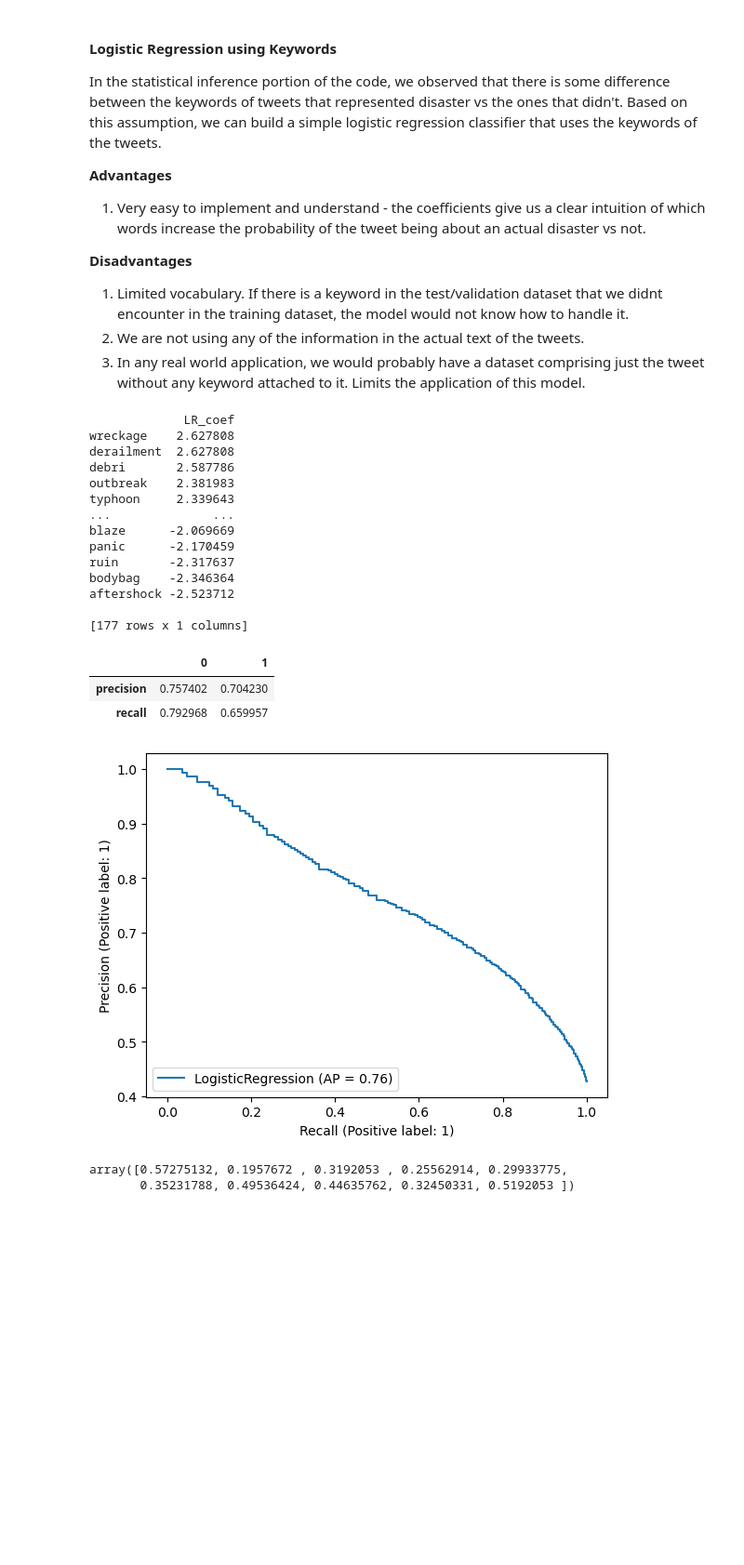
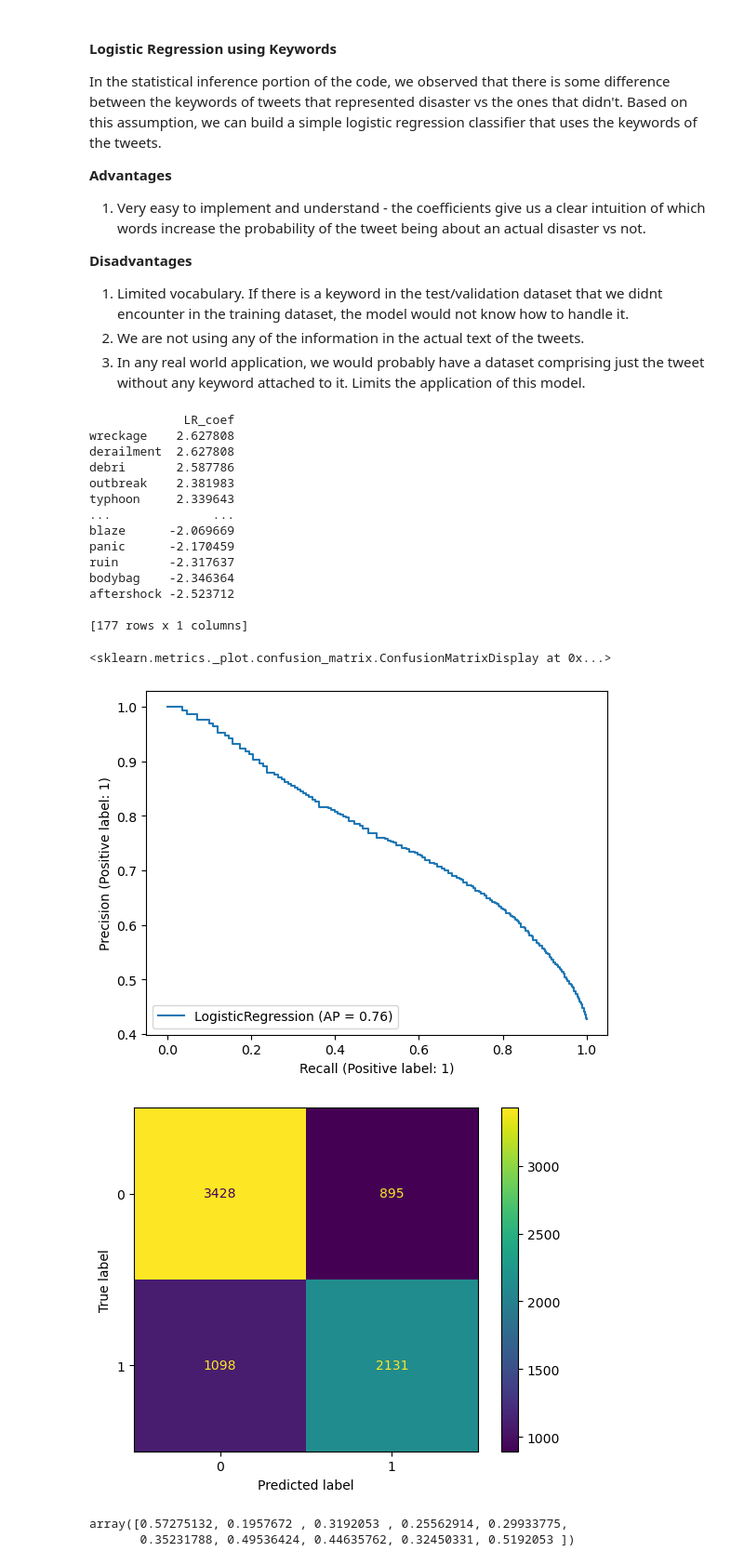
Before and after one commit to garimasc/kaggle_disaster_tweets, a Jupyter notebook: predict_disaster_tweets.ipynb, the cells around one changed output. Shown at 93% size. Drawn from its saved outputs; the diff is of its cells as text; code cells hidden in the pictures; blank space fills up the shorter version.

```diff
--- a/predict_disaster_tweets.ipynb
+++ b/predict_disaster_tweets.ipynb
@@ -173,36 +173,36 @@ In the statistical inference portion of the code, we observed that there is some
 # %%
 count_vec = CountVectorizer()
 X_keyword = count_vec.fit_transform(df['lemmatized_keyword'].dropna())
 y_keyword = df.dropna(subset= ['lemmatized_keyword'])['target']
 
 keyword_lreg = LogisticRegression(fit_intercept= False)
 keyword_lreg.fit(X_keyword,y_keyword)
 
 print(pd.DataFrame(keyword_lreg.coef_, columns= count_vec.get_feature_names_out(), index= ["LR_coef"])
       .T.sort_values("LR_coef", ascending= False) )
 
 PrecisionRecallDisplay.from_estimator(keyword_lreg, X_keyword, y_keyword)
+ConfusionMatrixDisplay.from_estimator(keyword_lreg, X_keyword, y_keyword)
 # ConfusionMatrixDisplay.from_estimator(keyword_lreg, X_keyword, y_keyword)
-pd.DataFrame(precision_recall_fscore_support(y_keyword, keyword_lreg.predict(X_keyword)), index= ['precision','recall','f1score','support']).head(2)
+# pd.DataFrame(precision_recall_fscore_support(y_keyword, keyword_lreg.predict(X_keyword)), index= ['precision','recall','f1score','support']).head(2)
 # %% [output]
              LR_coef
 wreckage    2.627808
 derailment  2.627808
 debri       2.587786
 outbreak    2.381983
 typhoon     2.339643
 ...              ...
 blaze      -2.069669
 panic      -2.170459
 ruin       -2.317637
 bodybag    -2.346364
 aftershock -2.523712
 
 [177 rows x 1 columns]
-|  | 0 | 1 |
-| precision | 0.757402 | 0.704230 |
-| recall | 0.792968 | 0.659957 |
+<sklearn.metrics._plot.confusion_matrix.ConfusionMatrixDisplay at 0x...>
 [figure]
+[figure, added]
 # %%
 cross_val_score(keyword_lreg, X_keyword, y_keyword, cv= 10)
 # %% [output]
```
Also changed, not shown: parts of 8 cells of this notebook, 5 other files.
